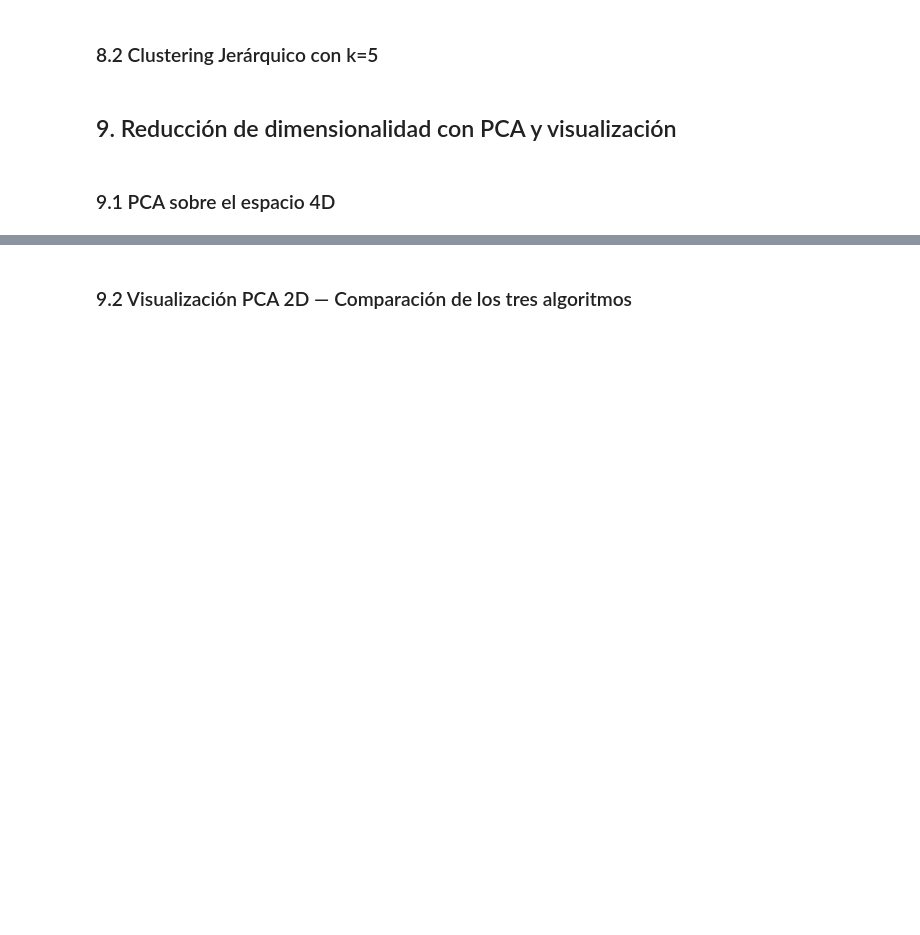
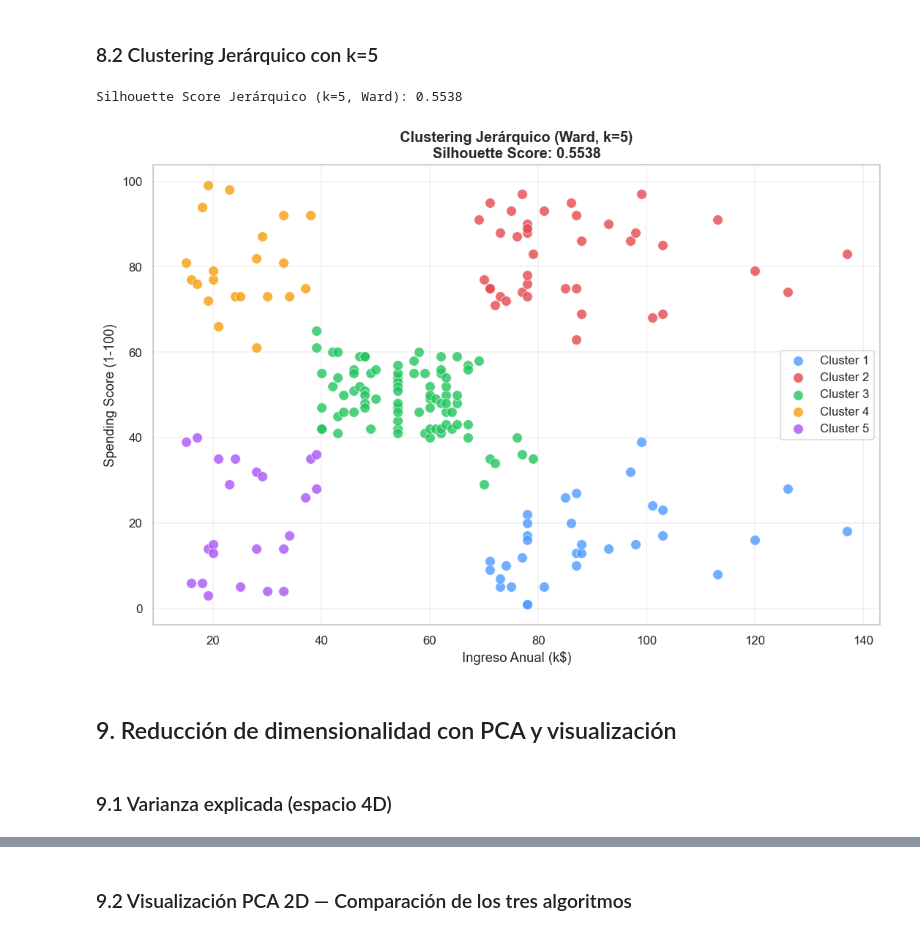
Before and after one commit to EmilianoVS09/Entrega4AnalisisDatos, a Jupyter notebook: Notebooks/Ejercicio_4_Mall_Customers.ipynb, the cells around one changed output, grey strips where cells are left out. Drawn from its saved outputs; the diff is of its cells as text; code cells hidden in the pictures; blank space fills up the shorter version.

```diff
--- a/Notebooks/Ejercicio_4_Mall_Customers.ipynb
+++ b/Notebooks/Ejercicio_4_Mall_Customers.ipynb
@@ -464,31 +461,25 @@ plt.show()
 # %% [markdown]
 ### 8.2 Clustering Jerárquico con k=5
 # %%
+from sklearn.cluster import AgglomerativeClustering
 hier = AgglomerativeClustering(n_clusters=K_OPTIMO, linkage="ward")
 df["Cluster_Hier"] = hier.fit_predict(X_2d)
-sil_hier = silhouette_score(X_2d, df["Cluster_Hier"])
-
-print(f"Silhouette Score Jerárquico (k=5, Ward): {sil_hier:.4f}")
+sil_h = silhouette_score(X_2d, df["Cluster_Hier"])
+print(f"Silhouette Score Jerárquico (k=5, Ward): {sil_h:.4f}")
 
 fig, ax = plt.subplots(figsize=(10, 7))
-for cluster_id in sorted(df["Cluster_Hier"].unique()):
-    mask = df["Cluster_Hier"] == cluster_id
-    ax.scatter(
-        df.loc[mask, "Income"], df.loc[mask, "SpendingScore"],
-        s=80, alpha=0.8, color=CLUSTER_PALETTE[cluster_id],
-        label=f"Cluster {cluster_id + 1}", edgecolors="white", linewidth=0.5
-    )
-
-ax.set_title(f"Clustering Jerárquico (Ward, k=5)\nSilhouette Score: {sil_hier:.4f}",
-             fontsize=13, fontweight="bold")
-ax.set_xlabel("Ingreso Anual (k$)")
-ax.set_ylabel("Spending Score (1-100)")
-ax.legend()
-ax.grid(True, alpha=0.3)
-plt.tight_layout()
-plt.show()
+for cid in sorted(df["Cluster_Hier"].unique()):
+    m = df["Cluster_Hier"]==cid
+    ax.scatter(df.loc[m,"Income"], df.loc[m,"SpendingScore"], s=80, alpha=0.8,
+               color=PALETTE[cid], label=f"Cluster {cid+1}", edgecolors="white", lw=0.5)
+ax.set_title(f"Clustering Jerárquico (Ward, k=5)\nSilhouette Score: {sil_h:.4f}", fontsize=13, fontweight="bold")
+ax.set_xlabel("Ingreso Anual (k$)"); ax.set_ylabel("Spending Score (1-100)"); ax.legend(); ax.grid(True, alpha=0.3)
+plt.tight_layout(); plt.show()
+# %% [output]
+Silhouette Score Jerárquico (k=5, Ward): 0.5538
+[figure, added]
 # %% [markdown]
 ## 9. Reducción de dimensionalidad con PCA y visualización
 # %% [markdown]
-### 9.1 PCA sobre el espacio 4D
+### 9.1 Varianza explicada (espacio 4D)
 # %%
```
Also changed, not shown: parts of 40 cells of this notebook.
